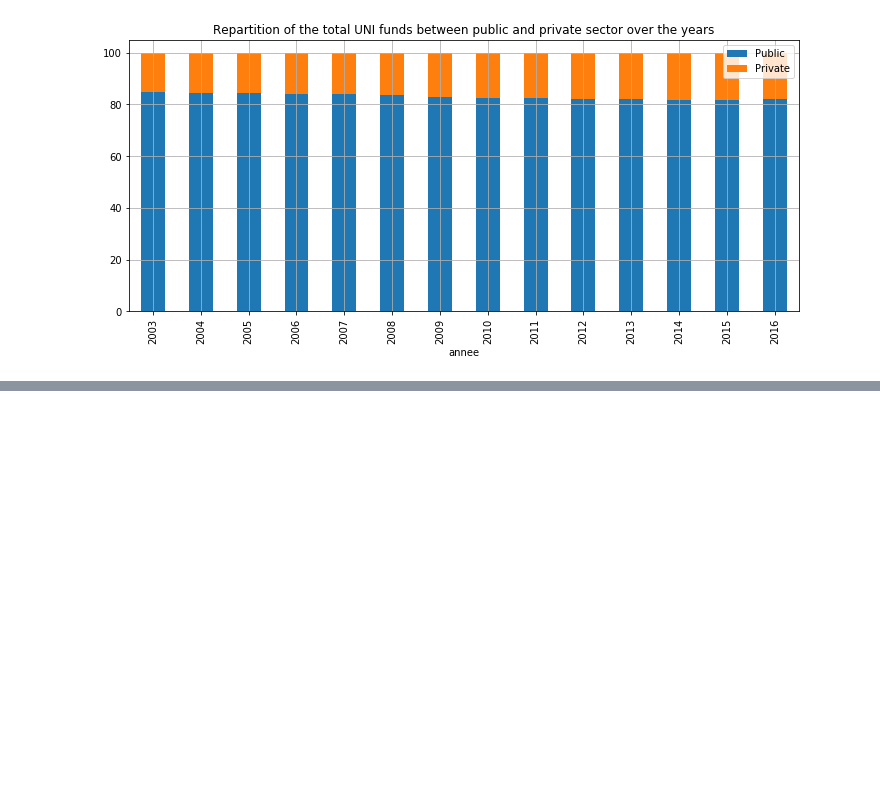
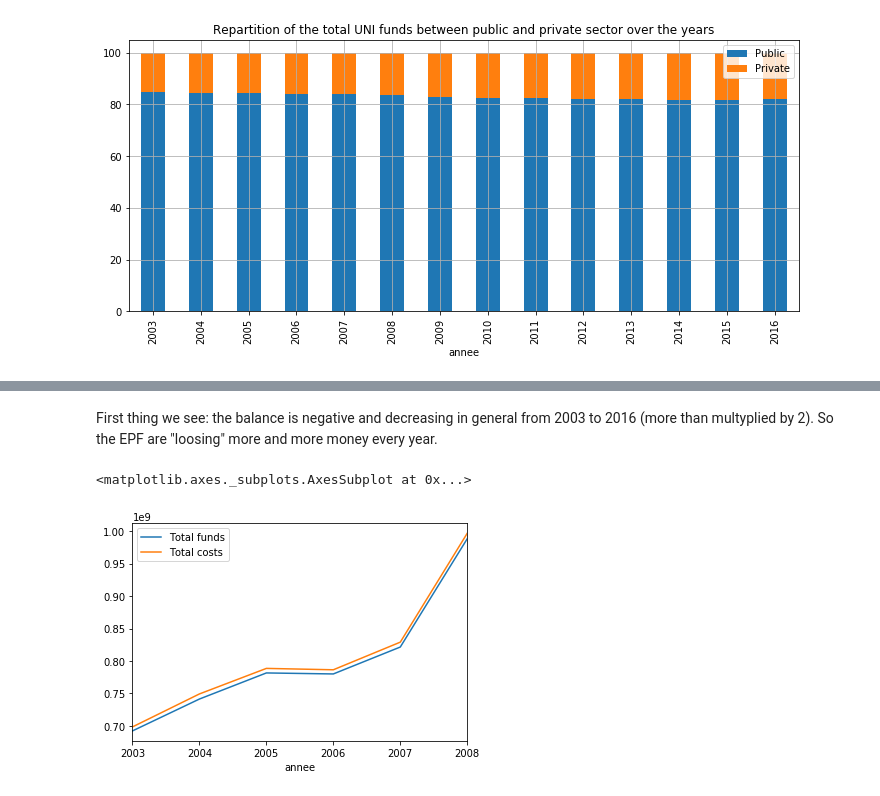
Before and after one commit to emlg/ada, a Jupyter notebook: Project/Project-Milestone-2.ipynb, the cells around one changed output, grey strips where cells are left out. Drawn from its saved outputs; the diff is of its cells as text; code cells hidden in the pictures; blank space fills up the shorter version.

```diff
--- a/Project/Project-Milestone-2.ipynb
+++ b/Project/Project-Milestone-2.ipynb
@@ -1158,11 +1158,12 @@ def get_student_staff_cost_ratio(df_student, df_staff):
     return result
 
 def compute_total_cost(df):
+    res = pd.DataFrame(index = df.index)
+    res['Total'] = np.nan
     for i in df.index:
-        df.at[i, 'Charges d\'exploitation'] += df.loc[i, 'Charges de personnel']+df.loc[i, 'Frais de batiments']
-    df = df['Charges d\'exploitation'].to_frame()
-    df.columns = ['Total']
-    return df
+        res.at[i, 'Total'] = df.loc[i,'Charges d\'exploitation'] + df.loc[i, 'Charges de personnel']+df.loc[i, 'Frais de batiments']
+    res = res['Total'].to_frame()
+    return res
 # %%
 total_cost_EPF = compute_total_cost(summ2_EPF)
 total_cost_UNI = compute_total_cost(summ2_uni)
@@ -1296,0 +1419,7 @@ What we can pull out of these plots is that private funds hold a much more impor
+# %% [markdown]
+First thing we see: the balance is negative and decreasing in general from 2003 to 2016 (more than multyplied by 2). So the EPF are "loosing" more and more money every year.
+# %%
+variables_df[['Total funds', 'Total costs']].loc[:'2008'].plot()
+# %% [output]
+<matplotlib.axes._subplots.AxesSubplot at 0x...>
+[figure, added]
```
Also changed, not shown: parts of 22 cells of this notebook, 1 other file.
